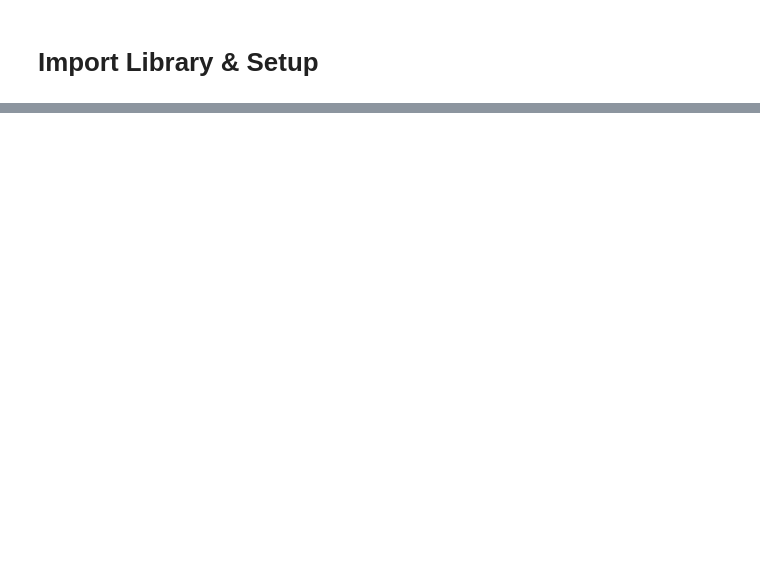
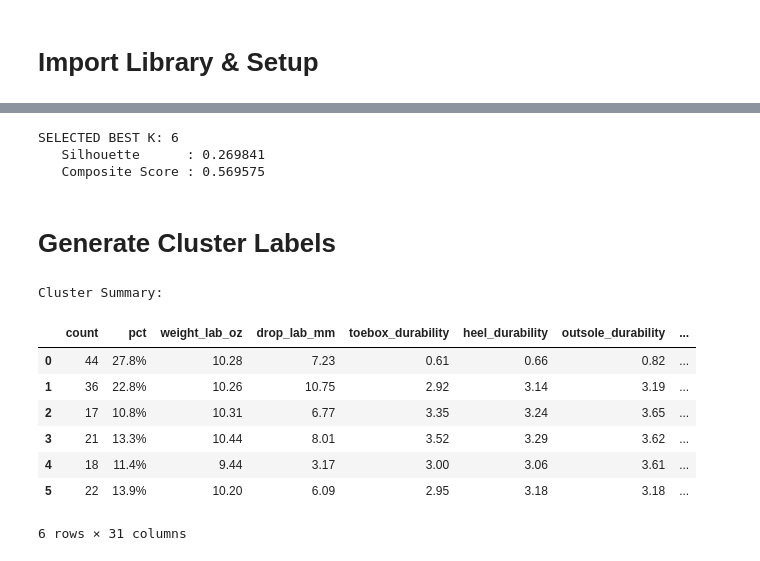
Before and after one commit to SONIX-Kelompok-6/sonix-ml, a Jupyter notebook: notebooks/trail_ml.ipynb, the cells around one changed output, grey strips where cells are left out. Drawn from its saved outputs; the diff is of its cells as text; code cells hidden in the pictures; blank space fills up the shorter version.

Commit message:
trail_model autoencoder & clustering

```diff
--- a/notebooks/trail_ml.ipynb
+++ b/notebooks/trail_ml.ipynb
@@ -39,0 +325,73 @@ Time: 2026-02-04 13:05:55
+# %%
+df_results = pd.DataFrame(results)
+best_config = df_results.loc[df_results['composite_score'].idxmax()]
+
+best_model = best_config['model']
+best_labels = best_config['labels']
+best_k = best_config['k']
+X_for_clustering = X_latent
+
+print(f'SELECTED BEST K: {best_k}')
+print(f'   Silhouette      : {best_config["silhouette"]:.6f}')
+print(f'   Composite Score : {best_config["composite_score"]:.6f}')
+# %% [output]
+SELECTED BEST K: 6
+   Silhouette      : 0.269841
+   Composite Score : 0.569575
+# %% [markdown]
+# Generate Cluster Labels
+# %%
+df['cluster'] = best_labels
+
+bin_groups = {}
+for col in binary_cols:
+    prefix = col.split('_')[0]
+    bin_groups.setdefault(prefix, []).append(col)
+
+rows = []
+for cid in sorted(df['cluster'].unique()):
+    subset = df[df['cluster'] == cid]
+    n = len(subset)
+
+    row = {'count': n, 'pct': f"{n/len(df)*100:.1f}%"}
+
+    # A. Continuous Columns: Langsung ambil mean
+    for col in continuous_cols:
+        row[col.lower()] = round(subset[col].mean(), 2)
+
+    # B. Binary Groups: Cari fitur paling dominan
+    for prefix, cols in bin_groups.items():
+        # Hitung rata-rata sekaligus untuk satu grup
+        means = subset[cols].mean()
+        best_col = means.idxmax()
+        best_val = means.max()
+
+        header = prefix.lower()
+
+        # Logika Tampilan
+        if len(cols) == 1:
+            # Jika grup cuma 1 kolom (Yes/No), misal: rocker
+            val_str = "yes" if best_val > 0.5 else "no"
+        else:
+            # Jika varian (hapus prefix), misal: season_all -> all
+            val_str = best_col.replace(f"{prefix}_", "").lower()
+
+        row[header] = f"{val_str} ({best_val*100:.0f}%)"
+
+    rows.append(row)
+
+# Create DataFrame & Fix Display
+df_summary = pd.DataFrame(rows, index=sorted(df['cluster'].unique()))
+
+print("Cluster Summary:")
+display(df_summary)
+# %% [output]
+Cluster Summary:
+|  | count | pct | weight_lab_oz | drop_lab_mm | toebox_durability | heel_durability | outsole_durability | ... |
+| 0 | 44 | 27.8% | 10.28 | 7.23 | 0.61 | 0.66 | 0.82 | ... |
+| 1 | 36 | 22.8% | 10.26 | 10.75 | 2.92 | 3.14 | 3.19 | ... |
+| 2 | 17 | 10.8% | 10.31 | 6.77 | 3.35 | 3.24 | 3.65 | ... |
+| 3 | 21 | 13.3% | 10.44 | 8.01 | 3.52 | 3.29 | 3.62 | ... |
+| 4 | 18 | 11.4% | 9.44 | 3.17 | 3.00 | 3.06 | 3.61 | ... |
+| 5 | 22 | 13.9% | 10.20 | 6.09 | 2.95 | 3.18 | 3.18 | ... |
+6 rows × 31 columns
```
Also changed, not shown: parts of 16 cells of this notebook, 1 other file.
